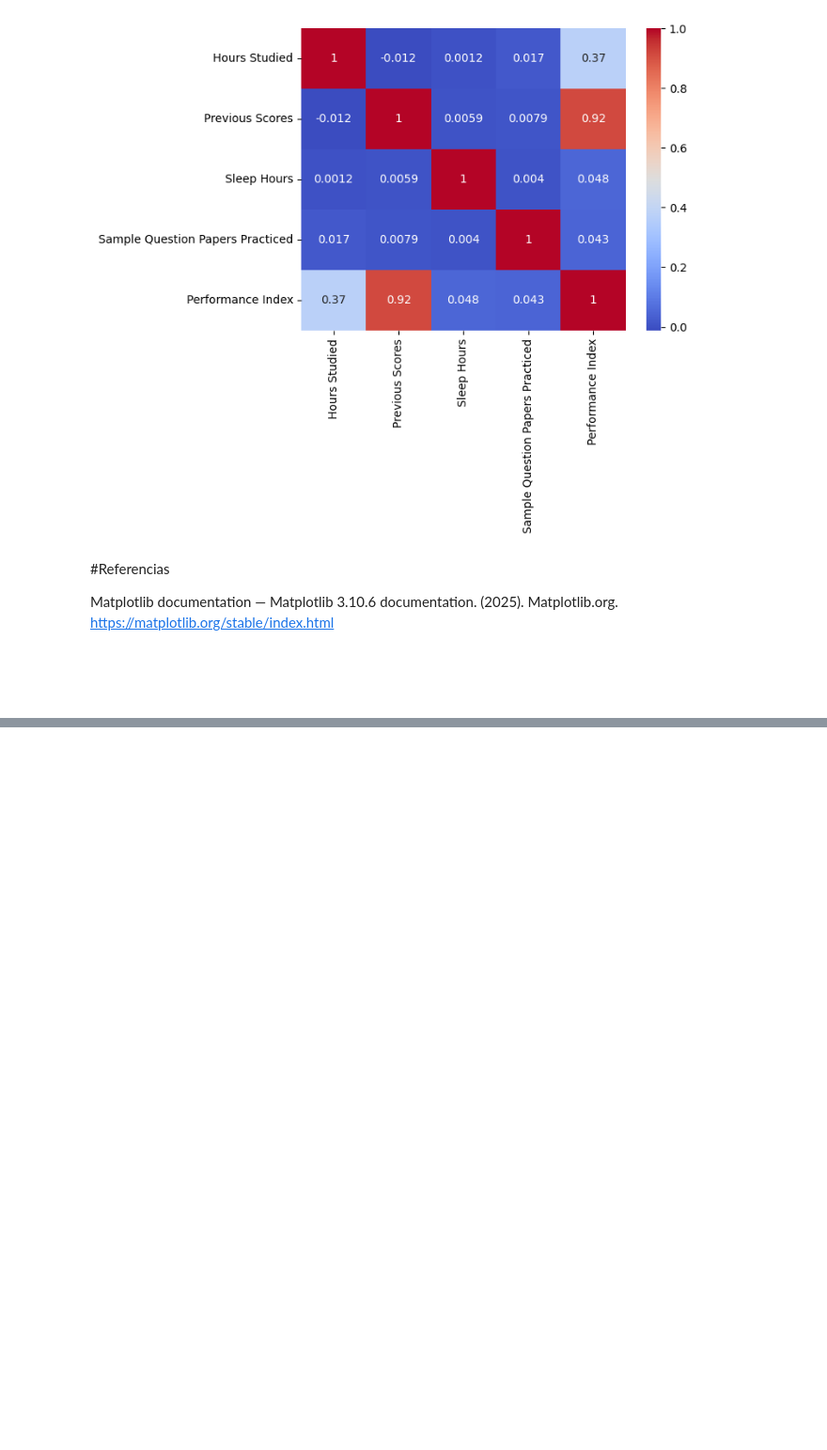
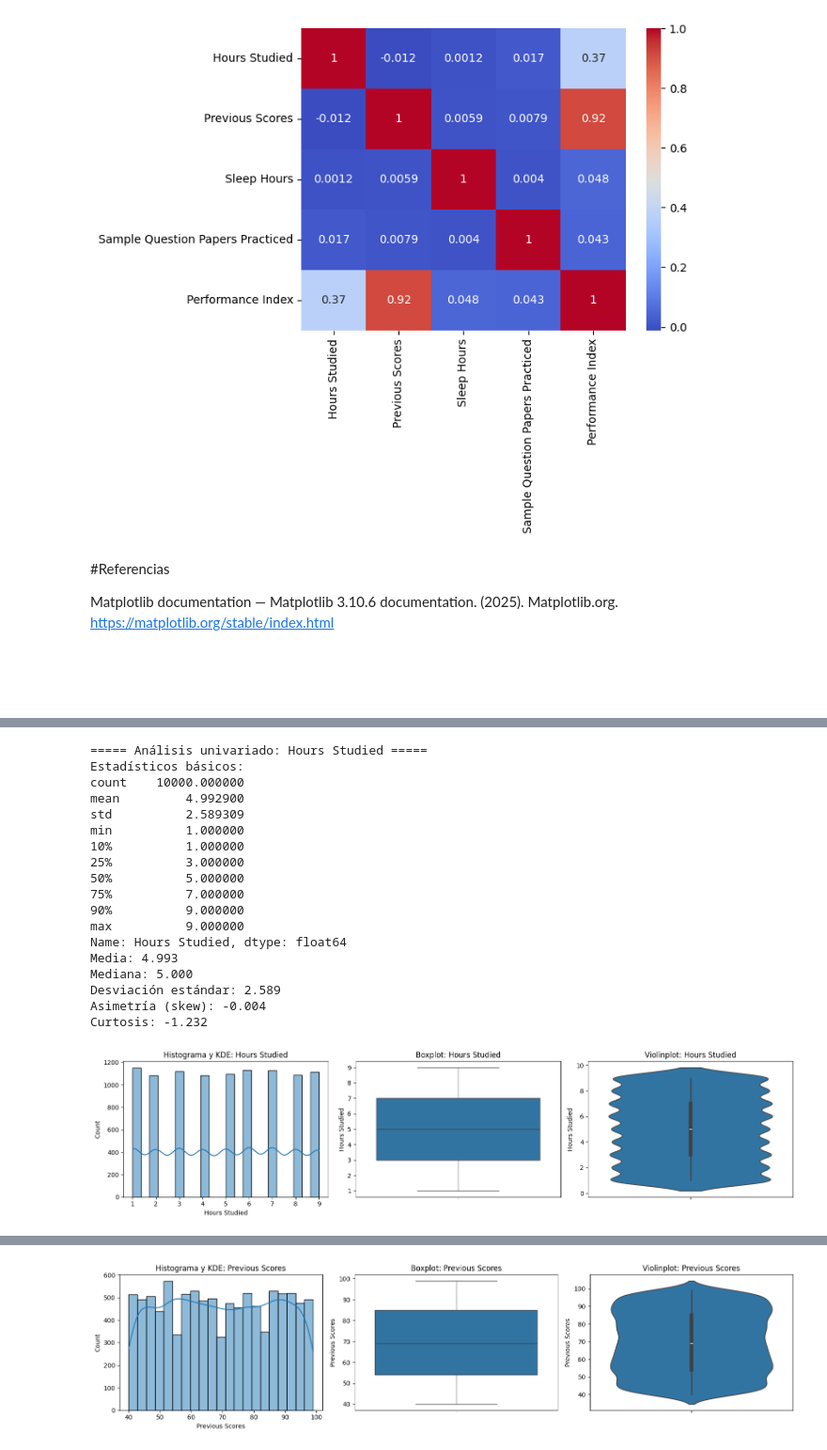
Before and after one commit to Daniel-TEC-17/TareaRegresion, a Jupyter notebook: primeraTarea.ipynb, the cells around one changed output, grey strips where cells are left out. Shown at 94% size. Drawn from its saved outputs; the diff is of its cells as text; code cells hidden in the pictures; blank space fills up the shorter version.

```diff
--- a/primeraTarea.ipynb
+++ b/primeraTarea.ipynb
@@ -65,0 +175,79 @@ Se usará
+# %%
+# --- Análisis univariado para variables numéricas y categóricas ---
+
+# Variables numéricas
+num_cols = df.select_dtypes(include=[np.number]).columns
+
+for col in num_cols:
+    print(f"\n===== Análisis univariado: {col} =====")
+    print("Estadísticos básicos:")
+    print(df[col].describe(percentiles=[.1, .25, .5, .75, .9]))
+    print(f"Media: {df[col].mean():.3f}")
+    print(f"Mediana: {df[col].median():.3f}")
+    print(f"Desviación estándar: {df[col].std():.3f}")
+    print(f"Asimetría (skew): {df[col].skew():.3f}")
+    print(f"Curtosis: {df[col].kurtosis():.3f}")
+
+    fig, axs = plt.subplots(1, 3, figsize=(16, 4))
+    sns.histplot(df[col], kde=True, ax=axs[0])
+    axs[0].set_title(f"Histograma y KDE: {col}")
+
+    sns.boxplot(y=df[col], ax=axs[1])
+    axs[1].set_title(f"Boxplot: {col}")
+
+    sns.violinplot(y=df[col], ax=axs[2])
+    axs[2].set_title(f"Violinplot: {col}")
+
+    plt.tight_layout()
+    plt.show()
+
+    # Decisiones sugeridas
+    if abs(df[col].skew()) > 1:
+        print("→ Variable muy sesgada, considerar transformación (log1p, sqrt, Box-Cox si >0).")
+    if df[col].nunique() == 1 or df[col].std() < 1e-4:
+        print("→ Variable constante o near-zero variance, considerar eliminarla.")
+
+# Variables categóricas
+cat_cols = df.select_dtypes(include=["object", "category"]).columns
+
+for col in cat_cols:
+    print(f"\n===== Análisis univariado: {col} =====")
+    print("Frecuencias absolutas:")
+    print(df[col].value_counts())
+    print("\nFrecuencias relativas (%):")
+    print(df[col].value_counts(normalize=True) * 100)
+    print(f"\nCardinalidad (número de categorías): {df[col].nunique()}")
+
+    plt.figure(figsize=(8, 3))
+    vc = df[col].value_counts()
+    if len(vc) > 30:
+        print("→ Cardinalidad alta (>30), considerar agrupar categorías raras como 'Otras'.")
+        vc = vc[:29].append(pd.Series(vc[29:].sum(), index=['Otras']))
+    sns.barplot(x=vc.index, y=vc.values)
+    plt.title(f"Barra de frecuencia: {col}")
+    plt.xticks(rotation=45)
+    plt.show()
+
+    # Decisiones sugeridas
+    if df[col].nunique() == 1:
+        print("→ Variable constante, considerar eliminarla.")
+# %% [output]
+===== Análisis univariado: Hours Studied =====
+Estadísticos básicos:
+count    10000.000000
+mean         4.992900
+std          2.589309
+min          1.000000
+10%          1.000000
+25%          3.000000
+50%          5.000000
+75%          7.000000
+90%          9.000000
+max          9.000000
+Name: Hours Studied, dtype: float64
+Media: 4.993
+Mediana: 5.000
+Desviación estándar: 2.589
+Asimetría (skew): -0.004
+Curtosis: -1.232
+[figure, added]
@@ -65,0 +272 @@ Se usará
+[figure, added]
```
Also changed, not shown: parts of 10 cells of this notebook, 1 other file.
